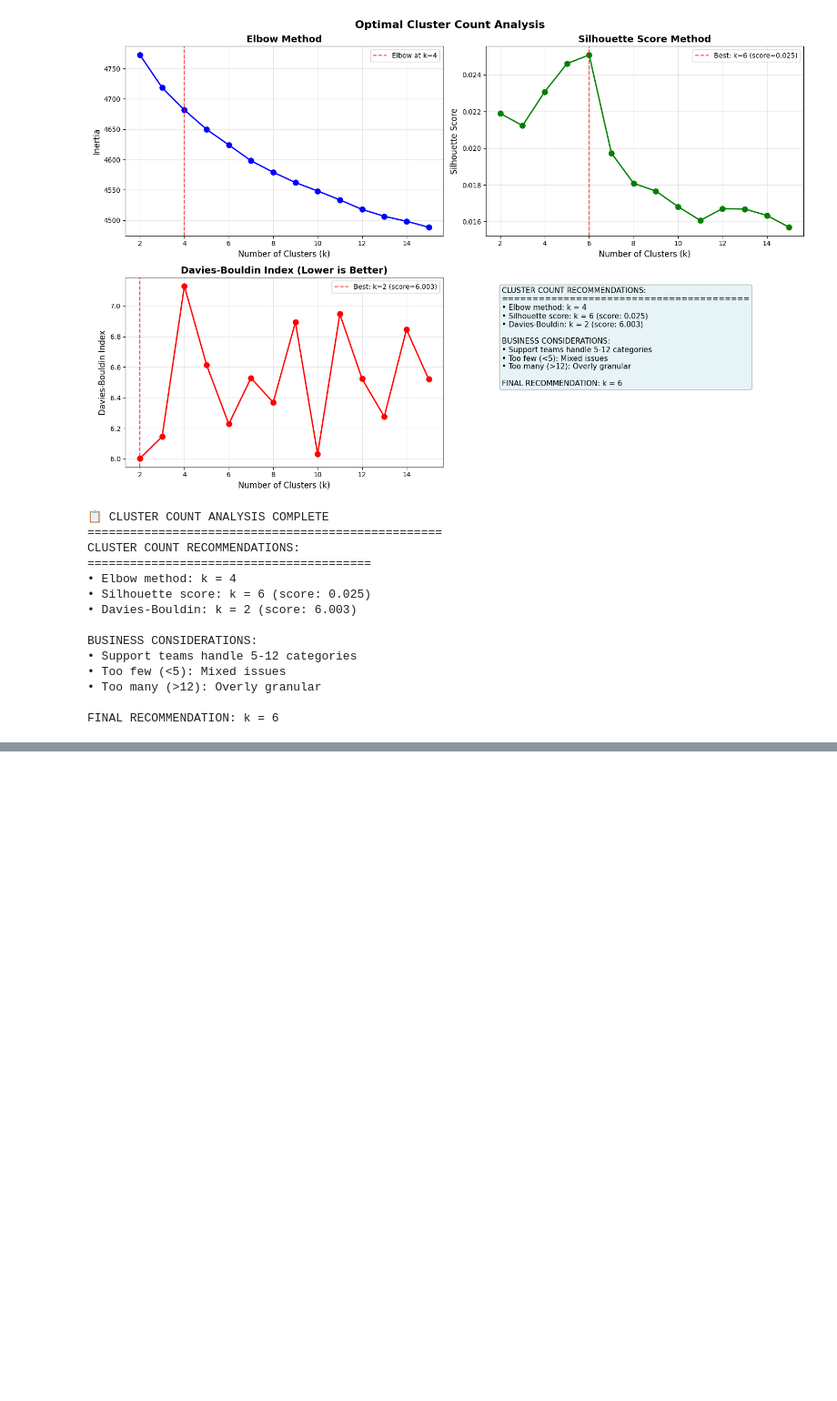
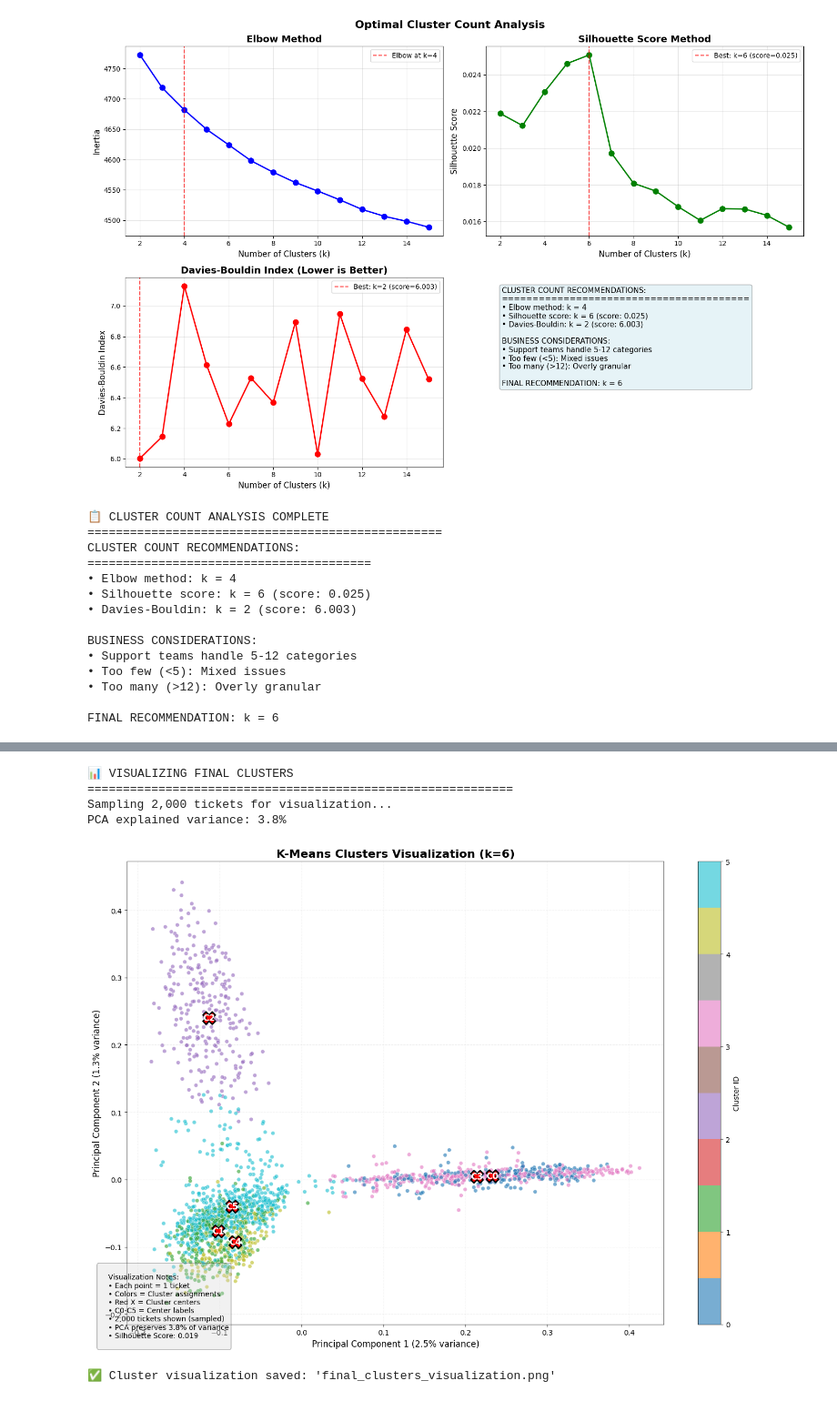
Before and after one commit to RansiluRanasinghe/TicketCluster-Unsupervised-Customer-Support-Ticket-Intelligence-System, a Jupyter notebook: NoteBook/TicketCluster_—_Unsupervised_Customer_Support_Ticket_Intelligence_System.ipynb, the cells around one changed output, grey strips where cells are left out. Shown at 91% size. Cells and saved outputs as stored; diff of their text form; code cells hidden in the pictures; blank space fills up the shorter version.

Commit message:
Trained the kmeans model

```diff
--- a/NoteBook/TicketCluster_—_Unsupervised_Customer_Support_Ticket_Intelligence_System.ipynb
+++ b/NoteBook/TicketCluster_—_Unsupervised_Customer_Support_Ticket_Intelligence_System.ipynb
@@ -635,0 +717,2 @@ FINAL RECOMMENDATION: k = 6
+# %%
+final_kmeans, cluster_labels = train_final_k_means(tfidf_metrix, k=6, df=df)
@@ -635,0 +825,9 @@ FINAL RECOMMENDATION: k = 6
+# %%
+reduced_data, pca_model = visualize_final_clusters(tfidf_metrix, cluster_labels, final_kmeans)
+# %% [output]
+📊 VISUALIZING FINAL CLUSTERS
+============================================================
+Sampling 2,000 tickets for visualization...
+PCA explained variance: 3.8%
+[figure, added]
+✅ Cluster visualization saved: 'final_clusters_visualization.png'
```
Also changed, not shown: parts of 4 cells of this notebook.
